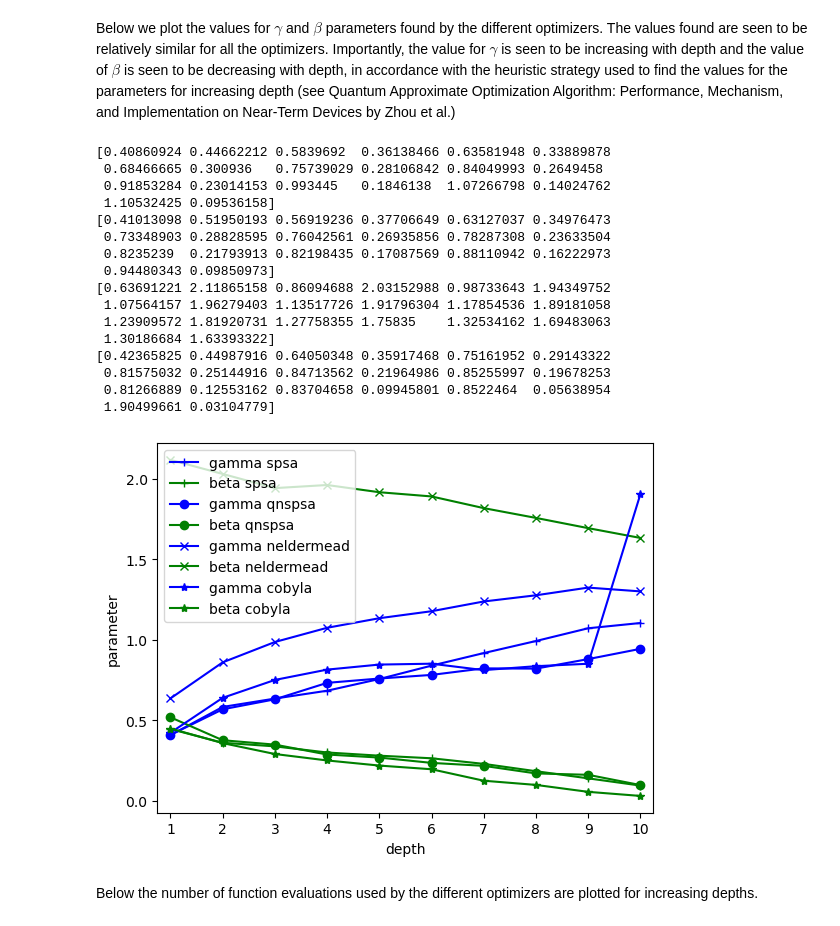
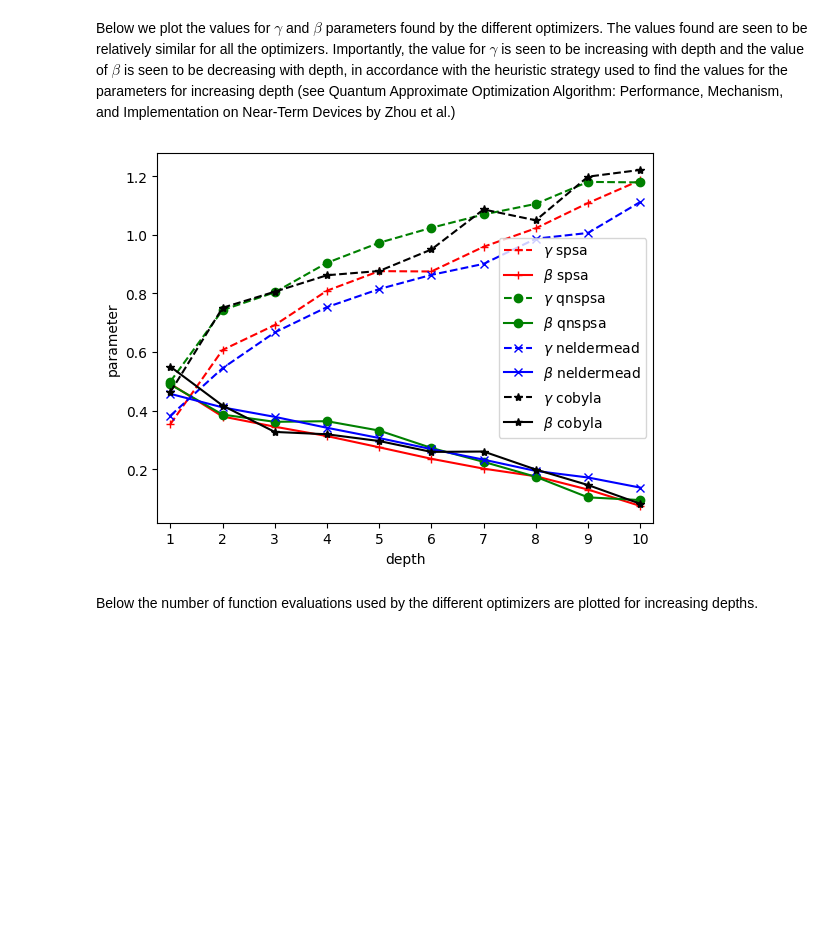
Before and after one commit to OpenQuantumComputing/QAOA, a Jupyter notebook: examples/MaxCut/ComparisonOptimizers.ipynb, the cells around one changed output. Drawn from its saved outputs; the diff is of its cells as text; code cells hidden in the pictures; blank space fills up the shorter version.

```diff
--- a/examples/MaxCut/ComparisonOptimizers.ipynb
+++ b/examples/MaxCut/ComparisonOptimizers.ipynb
@@ -33,7 +33,7 @@ settings = {
     "regularization": 0.01,
 }
 optimizers["spsa"] = [SPSA, settings.copy()]
-plotstyle["spsa"] = "+-"
+plotstyle["spsa"] = "+r"
 
 settings = {
     "maxiter": 50,
@@ -45,15 +45,15 @@ settings = {
     "hessian_delay": 0,
 }
 optimizers["qnspsa"] = [QNSPSA, settings.copy()]
-plotstyle["qnspsa"] = "o-"
+plotstyle["qnspsa"] = "og"
 
-settings = {"maxiter": 110, "tol": 1e-6}
+settings = {"maxiter": 100, "tol": 1e-6}
 optimizers["neldermead"] = [NELDER_MEAD, settings.copy()]
-plotstyle["neldermead"] = "x-"
+plotstyle["neldermead"] = "xb"
 
-settings = {"maxiter": 350, "tol": 1e-6}
+settings = {"maxiter": 100, "tol": 1e-6}
 optimizers["cobyla"] = [COBYLA, settings.copy()]
-plotstyle["cobyla"] = "*-"
+plotstyle["cobyla"] = "*k"
 # %% [markdown]
 Create a QAOA instance for each optimizer
 # %%
@@ -94,5 +94,5 @@ Below the approximation ratios are plotted for the different optimizers. From th
 # %%
 fig=pl.figure()
 for key in optimizers:
-    plot_Exp(qaoa[key], maxdepth, mincost=mincost, maxcost=0, label=key, style=plotstyle[key],fig=fig)
+    plot_Exp(qaoa[key], maxdepth, mincost=mincost, maxcost=0, label=key, style=plotstyle[key]+'-',fig=fig)
 # %% [output]
@@ -100,45 +100,13 @@ for key in optimizers:
 # %% [markdown]
 Below we plot the values for $\gamma$ and $\beta$ parameters found by the different optimizers. The values found are seen to be relatively similar for all the optimizers. Importantly, the value for $\gamma$ is seen to be increasing with depth and the value of $\beta$ is seen to be decreasing with depth, in accordance with the heuristic strategy used to find the values for the parameters for increasing depth (see Quantum Approximate Optimization Algorithm: Performance, Mechanism, and Implementation on Near-Term Devices by Zhou et al.)
 # %%
-ax = pl.figure().gca()
+p=maxdepth
+fig=pl.figure(p)
+
 for key in optimizers:
-    angles=qaoa[key].optimization_results[maxdepth].get_best_angles()
-    print(angles)
-    pl.plot(
-        np.arange(1, maxdepth + 1),
-        angles[::2],
-        "b" + plotstyle[key],
-        label="gamma " + key,
-    )
-    pl.plot(
-        np.arange(1, maxdepth + 1),
-        angles[1::2],
-        "g" + plotstyle[key],
-        label="beta " + key,
-    )
-pl.xlim(1 - 0.25, maxdepth + 0.25)
-_ = pl.ylabel("parameter")
-_ = pl.xlabel("depth")
-_ = pl.legend()
-ax.xaxis.set_major_locator(MaxNLocator(integer=True))
+    plot_angles(qaoa[key], p, label=key, style=plotstyle[key],fig=fig)
 # %% [output]
-[0.40860924 0.44662212 0.5839692  0.36138466 0.63581948 0.33889878
- 0.68466665 0.300936   0.75739029 0.28106842 0.84049993 0.2649458
- 0.91853284 0.23014153 0.993445   0.1846138  1.07266798 0.14024762
- 1.10532425 0.09536158]
-[0.41013098 0.51950193 0.56919236 0.37706649 0.63127037 0.34976473
- 0.73348903 0.28828595 0.76042561 0.26935856 0.78287308 0.23633504
- 0.8235239  0.21793913 0.82198435 0.17087569 0.88110942 0.16222973
- 0.94480343 0.09850973]
-[0.63691221 2.11865158 0.86094688 2.03152988 0.98733643 1.94349752
- 1.07564157 1.96279403 1.13517726 1.91796304 1.17854536 1.89181058
- 1.23909572 1.81920731 1.27758355 1.75835    1.32534162 1.69483063
- 1.30186684 1.63393322]
-[0.42365825 0.44987916 0.64050348 0.35917468 0.75161952 0.29143322
- 0.81575032 0.25144916 0.84713562 0.21964986 0.85255997 0.19678253
- 0.81266889 0.12553162 0.83704658 0.09945801 0.8522464  0.05638954
- 1.90499661 0.03104779]
-[figure, old version]
+[figure, new version]
 # %% [markdown]
 Below the number of function evaluations used by the different optimizers are plotted for increasing depths.
 # %%
```
Also changed, not shown: parts of 5 cells of this notebook, 24 other files.
